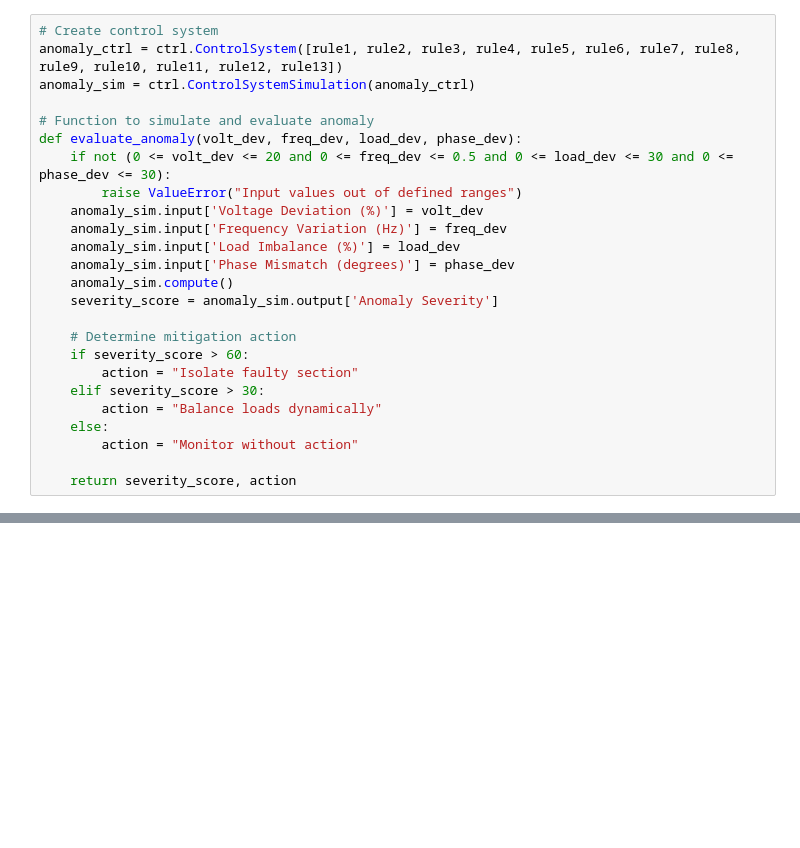
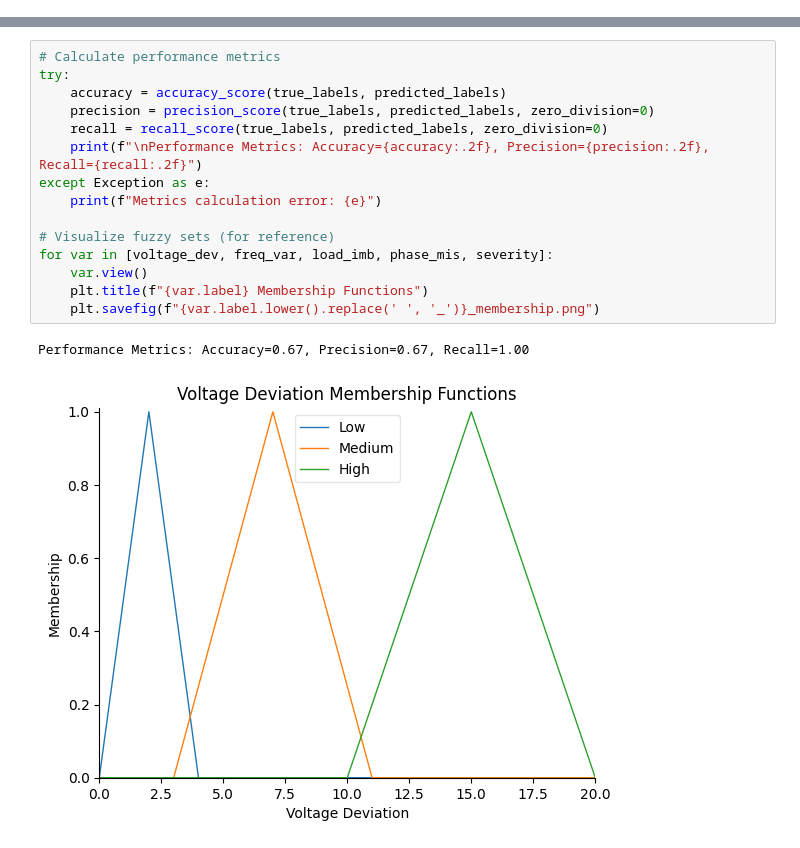
Before and after one commit to sakuna47/Fuzzy_logic_CW, a Jupyter notebook: Fuzzy_logic.ipynb, the cells around one changed output, grey strips where cells are left out. Cells and saved outputs as stored; diff of their text form; blank space fills up the shorter version.

Commit message:
finalizing errors

```diff
--- a/Fuzzy_logic.ipynb
+++ b/Fuzzy_logic.ipynb
@@ -49,25 +35,0 @@ rule13 = ctrl.Rule(voltage_dev['High'] & phase_mis['Large'], severity['High'])
-# %%
-# Create control system
-anomaly_ctrl = ctrl.ControlSystem([rule1, rule2, rule3, rule4, rule5, rule6, rule7, rule8, rule9, rule10, rule11, rule12, rule13])
-anomaly_sim = ctrl.ControlSystemSimulation(anomaly_ctrl)
-
-# Function to simulate and evaluate anomaly
-def evaluate_anomaly(volt_dev, freq_dev, load_dev, phase_dev):
-    if not (0 <= volt_dev <= 20 and 0 <= freq_dev <= 0.5 and 0 <= load_dev <= 30 and 0 <= phase_dev <= 30):
-        raise ValueError("Input values out of defined ranges")
-    anomaly_sim.input['Voltage Deviation (%)'] = volt_dev
-    anomaly_sim.input['Frequency Variation (Hz)'] = freq_dev
-    anomaly_sim.input['Load Imbalance (%)'] = load_dev
-    anomaly_sim.input['Phase Mismatch (degrees)'] = phase_dev
-    anomaly_sim.compute()
-    severity_score = anomaly_sim.output['Anomaly Severity']
-
-    # Determine mitigation action
-    if severity_score > 60:
-        action = "Isolate faulty section"
-    elif severity_score > 30:
-        action = "Balance loads dynamically"
-    else:
-        action = "Monitor without action"
-
-    return severity_score, action
@@ -138,0 +237,18 @@ plt.show()
+# %%
+# Calculate performance metrics
+try:
+    accuracy = accuracy_score(true_labels, predicted_labels)
+    precision = precision_score(true_labels, predicted_labels, zero_division=0)
+    recall = recall_score(true_labels, predicted_labels, zero_division=0)
+    print(f"\nPerformance Metrics: Accuracy={accuracy:.2f}, Precision={precision:.2f}, Recall={recall:.2f}")
+except Exception as e:
+    print(f"Metrics calculation error: {e}")
+
+# Visualize fuzzy sets (for reference)
+for var in [voltage_dev, freq_var, load_imb, phase_mis, severity]:
+    var.view()
+    plt.title(f"{var.label} Membership Functions")
+    plt.savefig(f"{var.label.lower().replace(' ', '_')}_membership.png")
+# %% [output]
+Performance Metrics: Accuracy=0.67, Precision=0.67, Recall=1.00
+[figure, added]
```
Also changed, not shown: parts of 10 cells of this notebook.
